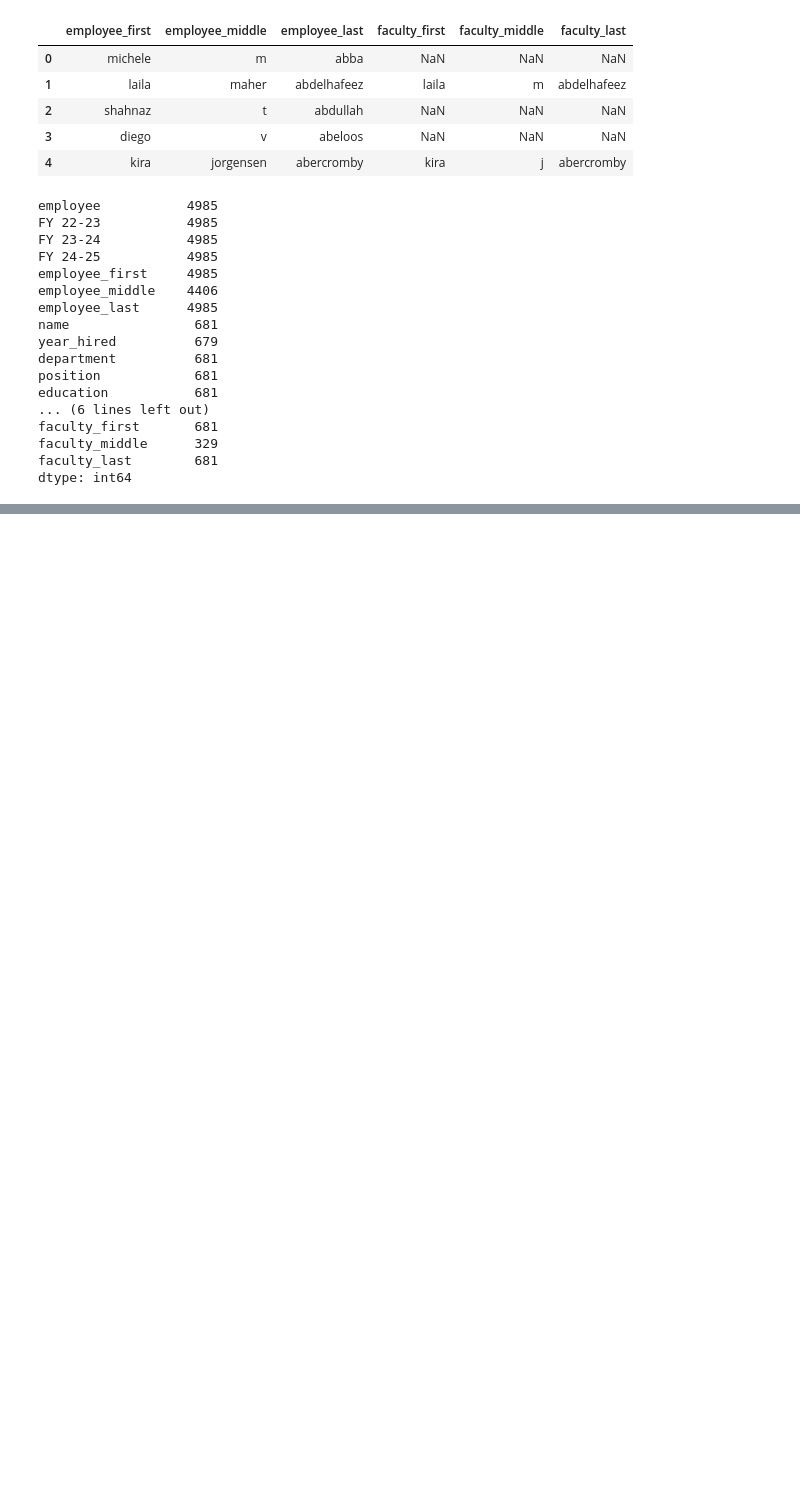
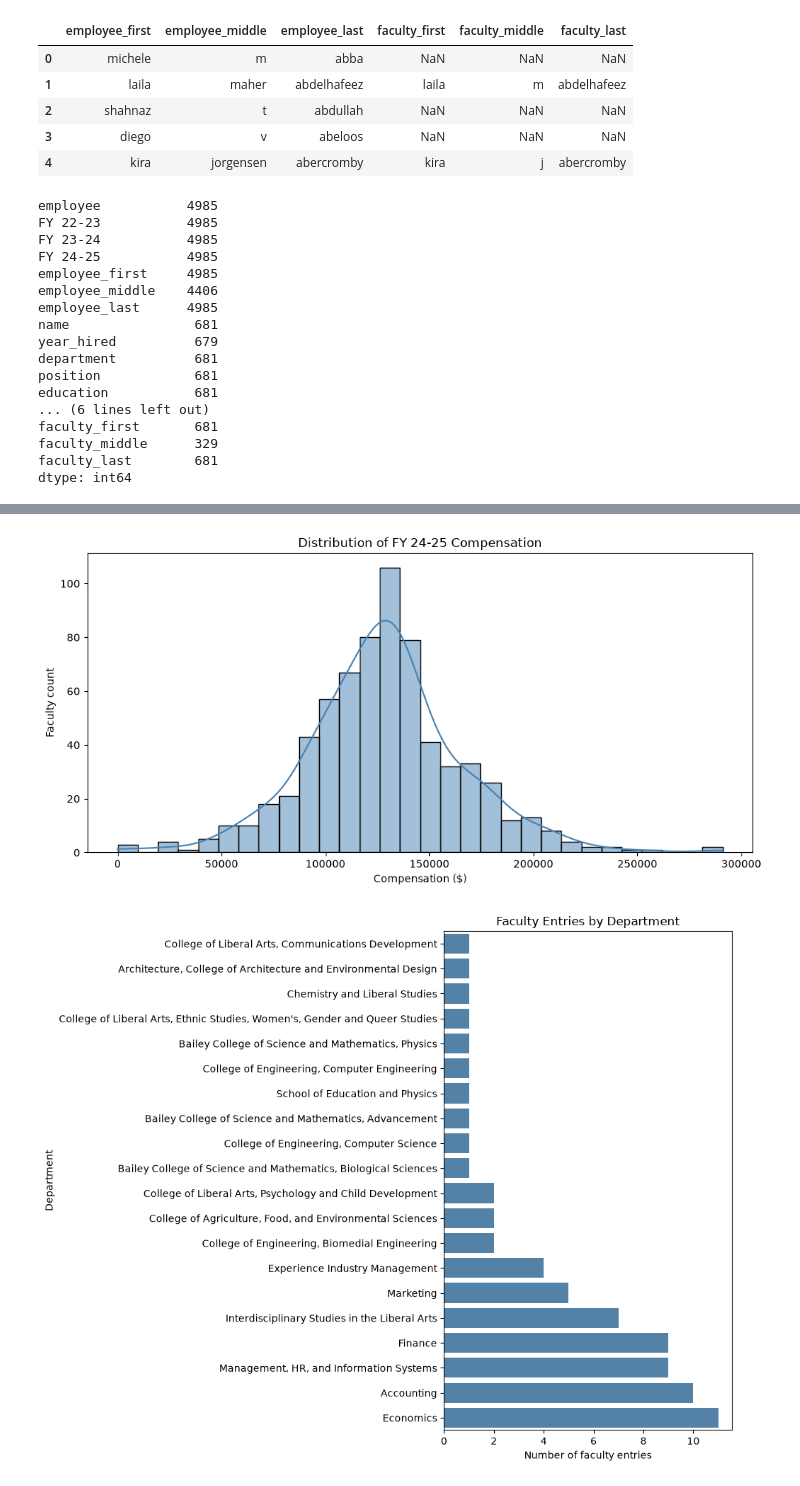
Before and after one commit to CSC4693-Fall-2026/CSC4693, a Jupyter notebook: Faculty/initial_exploration.ipynb, the cells around one changed output, grey strips where cells are left out. Cells and saved outputs as stored; diff of their text form; code cells hidden in the pictures; blank space fills up the shorter version.

```diff
--- a/Faculty/initial_exploration.ipynb
+++ b/Faculty/initial_exploration.ipynb
@@ -292,0 +281,29 @@ dtype: int64
+# %%
+#plot of pay and count
+# Overall pay distribution.
+plt.figure(figsize=(10, 5))
+sns.histplot(plot_df[pay_column], bins=30, kde=True, color="steelblue")
+plt.title(f"Distribution of {pay_column} Compensation")
+plt.xlabel("Compensation ($)")
+plt.ylabel("Faculty count")
+plt.tight_layout()
+plt.show()
+
+# Number of joined faculty entries in each department (top 20).
+department_counts = (
+    plot_df[plot_df["department"].isin(department_pay["department"])]
+    ["department"]
+    .value_counts()
+    .reindex(department_pay["department"])
+    .sort_values()
+)
+plt.figure(figsize=(10, 8))
+sns.barplot(x=department_counts.values, y=department_counts.index, color="steelblue")
+plt.title("Faculty Entries by Department")
+plt.xlabel("Number of faculty entries")
+plt.ylabel("Department")
+plt.tight_layout()
+plt.show()
+# %% [output]
+[figure, added]
+[figure, added]
```
Also changed, not shown: parts of 2 cells of this notebook, 1 other file.
